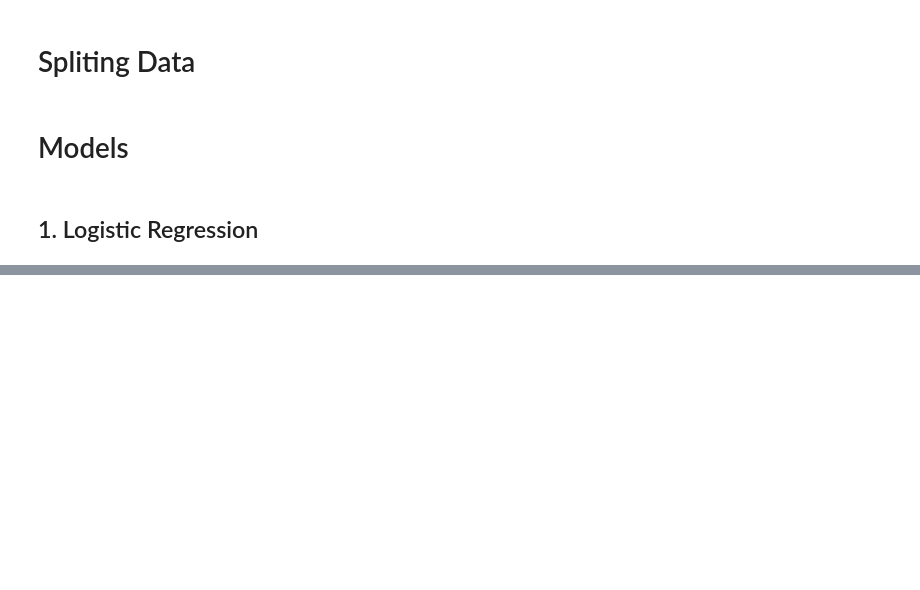
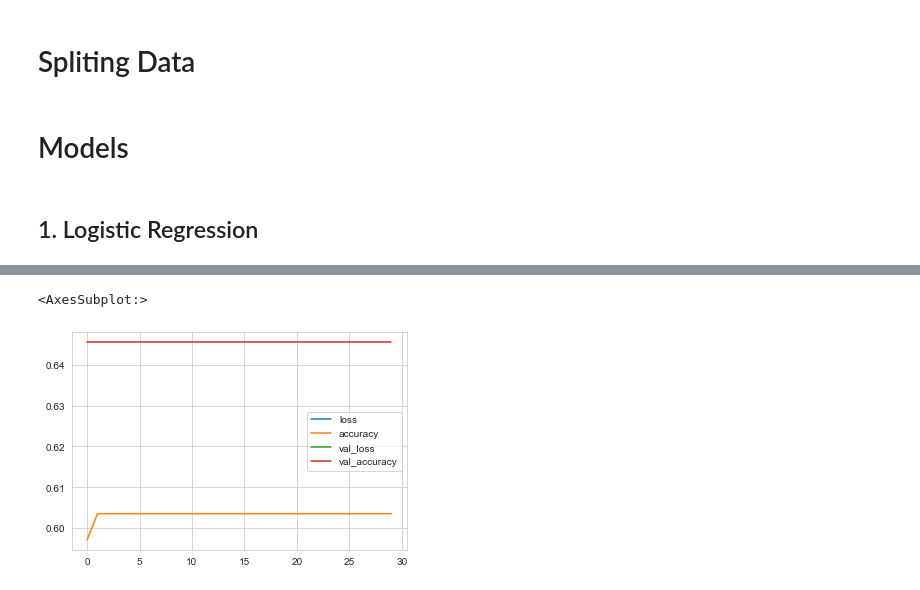
Before and after one commit to trantuantdt/Titanic-prediction, a Jupyter notebook: EDA.ipynb, the cells around one changed output, grey strips where cells are left out. Cells and saved outputs as stored; diff of their text form; code cells hidden in the pictures; blank space fills up the shorter version.

Commit message:
Models

```diff
--- a/EDA.ipynb
+++ b/EDA.ipynb
@@ -214,10 +215,13 @@ memory usage: 83.3+ KB
 # %% [markdown]
 # Converting Categorical Data
 # %%
-sex = pd.get_dummies(TrainDataFull['Sex'],drop_first=True)
-embark = pd.get_dummies(TrainDataFull['Embarked'],drop_first=True)
+def convertCategoricalData(TrainDataFull):
+    sex = pd.get_dummies(TrainDataFull['Sex'],drop_first=True)
+    embark = pd.get_dummies(TrainDataFull['Embarked'],drop_first=True)
+    TrainDataFull = pd.concat([TrainDataFull,sex,embark],axis=1)
+    TrainDataFull.drop(['Sex','Embarked'],inplace=True,axis=1)
+    return TrainDataFull
 
-# Droping Name and Ticket
-TrainDataFull.drop(['Sex','Embarked','Name','Ticket'],axis=1,inplace=True)
-TrainDataFull = pd.concat([TrainDataFull,sex,embark],axis=1)
-TrainDataFull.info()
+
+TrainDataFull = convertCategoricalData(TrainDataFull)
+TestData = convertCategoricalData(TestData)
@@ -242,11 +232,12 @@ memory usage: 58.2 KB
 # %% [markdown]
 # Spliting Data
 # %%
+
 from sklearn.model_selection import train_test_split
 y_full = TrainDataFull['Survived']
 X_full = TrainDataFull.drop('Survived',axis=1)
 
-X_train, X_test, y_train, y_test = train_test_split(X_full,y_full,test_size=0.30)
+X_train, X_valid, y_train, y_valid = train_test_split(X_full,y_full,test_size=0.30)
 # %% [markdown]
 # Models
 # %% [markdown]
@@ -301,0 +274,15 @@ sub.to_csv("Submisson_Log.csv",index=False)
+# %%
+scaler = StandardScaler()
+scaler.fit(X_train)
+X_train = scaler.transform(X_train)
+X_valid = scaler.transform(X_valid)
+TestData = scaler.transform(TestData)
+# %%
+model = keras.models.Sequential([
+    keras.layers.Dense(10,activation="LeakyReLU",input_shape=(9,)),
+    keras.layers.Dense(10,activation="LeakyReLU"),
+    keras.layers.Dense(1,activation="softmax") # No actovation as we need for Regression
+])
+print(model.summary())
+model.compile(loss="sparse_categorical_crossentropy",optimizer="sgd",metrics=["accuracy"])
+history = model.fit(X_train,y_train, epochs=30, validation_data=(X_valid,y_valid))
@@ -301,0 +307,6 @@ sub.to_csv("Submisson_Log.csv",index=False)
+# %%
+Df = pd.DataFrame(history.history)
+Df.plot()
+# %% [output]
+<AxesSubplot:>
+[figure, added]
```
Also changed, not shown: parts of 21 cells of this notebook, 1 other file.
